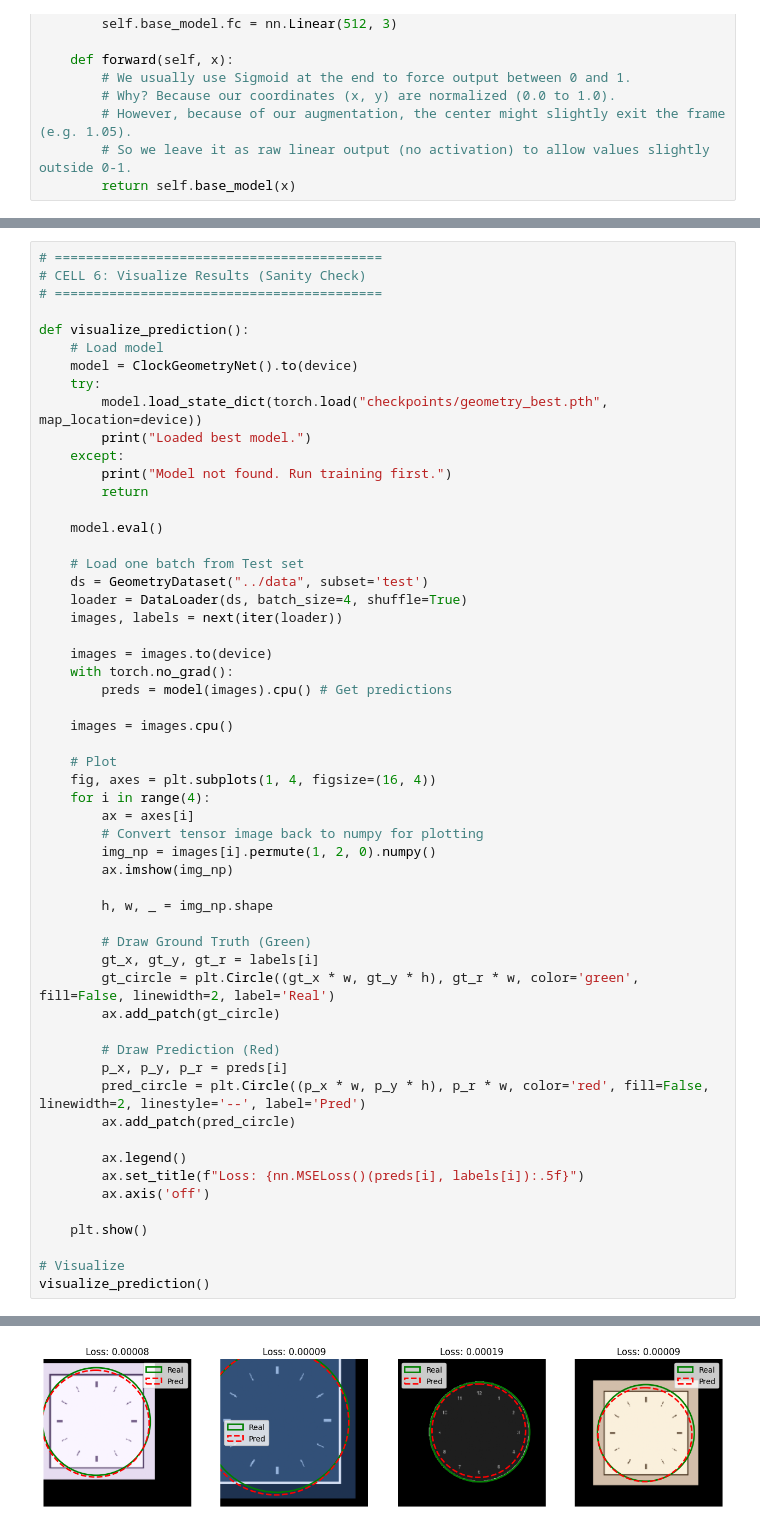
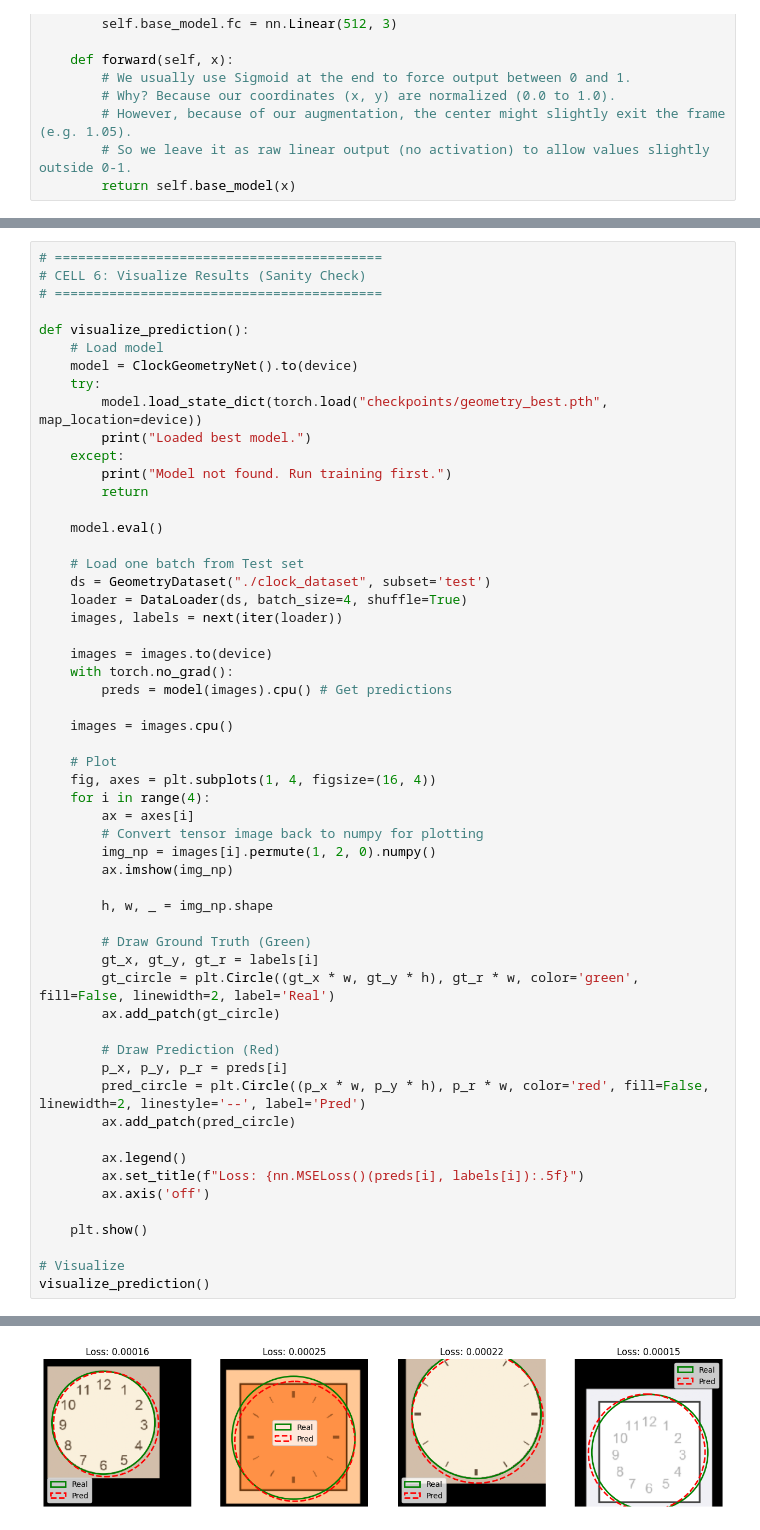
Before and after one commit to rotemfisher/DL-Project, a Jupyter notebook: src/train_geometry.ipynb, the cells around one changed output, grey strips where cells are left out. Cells and saved outputs as stored; diff of their text form.

```diff
--- a/src/train_geometry.ipynb
+++ b/src/train_geometry.ipynb
@@ -236,7 +236,7 @@ def visualize_prediction():
     model.eval()
 
     # Load one batch from Test set
-    ds = GeometryDataset("../data", subset='test')
+    ds = GeometryDataset("./clock_dataset", subset='test')
     loader = DataLoader(ds, batch_size=4, shuffle=True)
     images, labels = next(iter(loader))
 
@@ -249,31 +249,31 @@ def visualize_prediction():
     # Plot
     fig, axes = plt.subplots(1, 4, figsize=(16, 4))
     for i in range(4):
         ax = axes[i]
         # Convert tensor image back to numpy for plotting
         img_np = images[i].permute(1, 2, 0).numpy()
         ax.imshow(img_np)
 
         h, w, _ = img_np.shape
 
         # Draw Ground Truth (Green)
         gt_x, gt_y, gt_r = labels[i]
         gt_circle = plt.Circle((gt_x * w, gt_y * h), gt_r * w, color='green', fill=False, linewidth=2, label='Real')
         ax.add_patch(gt_circle)
 
         # Draw Prediction (Red)
         p_x, p_y, p_r = preds[i]
         pred_circle = plt.Circle((p_x * w, p_y * h), p_r * w, color='red', fill=False, linewidth=2, linestyle='--', label='Pred')
         ax.add_patch(pred_circle)
 
         ax.legend()
         ax.set_title(f"Loss: {nn.MSELoss()(preds[i], labels[i]):.5f}")
         ax.axis('off')
 
     plt.show()
 
 # Visualize
 visualize_prediction()
 # %% [output]
 Loaded best model.
-[figure, old version]
+[figure, new version]
```
Also changed, not shown: parts of 1 cell of this notebook, 7 other files.
